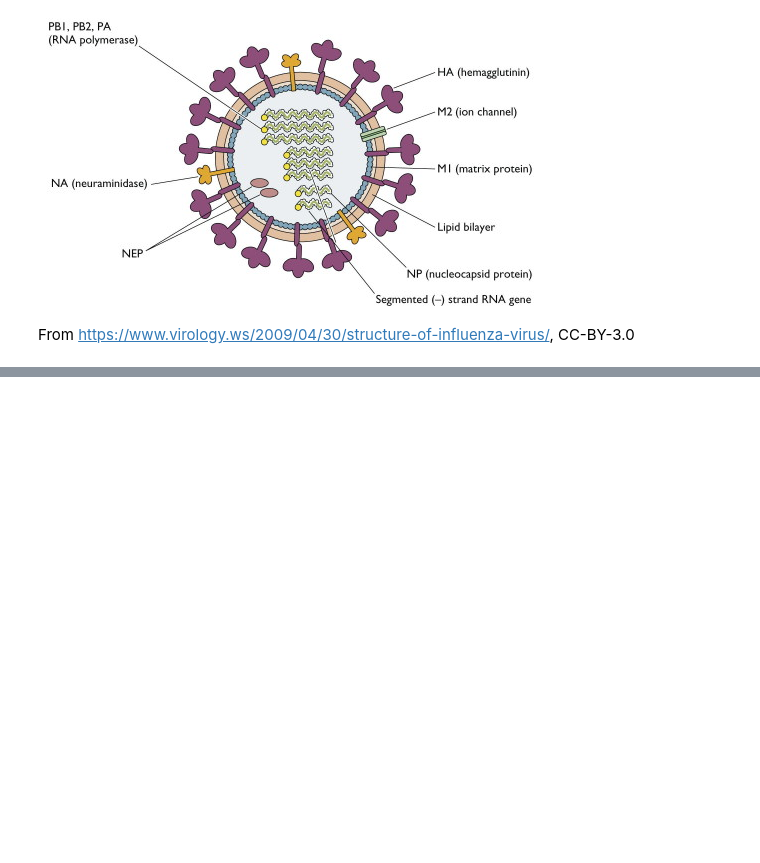
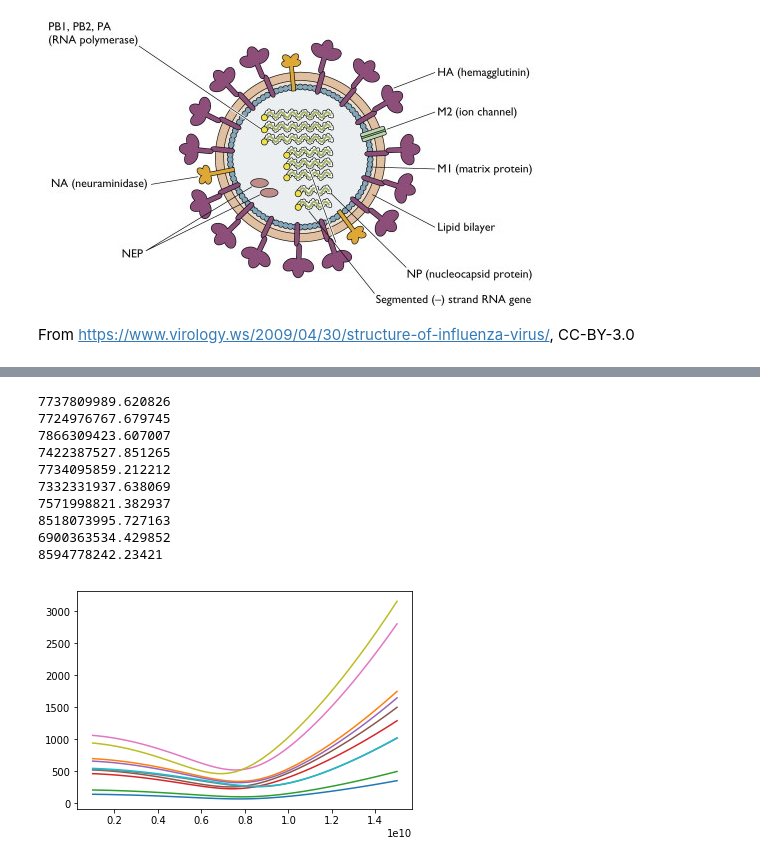
Before and after one commit to 0xDBFB7/covidinator, a Jupyter notebook: documents/biology.ipynb, the cells around one changed output, grey strips where cells are left out. Cells and saved outputs as stored; diff of their text form; code cells hidden in the pictures; blank space fills up the shorter version.

```diff
--- a/documents/biology.ipynb
+++ b/documents/biology.ipynb
@@ -335,0 +354,20 @@ plt.hist(thresholds, 50)
+# %%
+for i in np.random.choice(range(0,len(resonant_frequencies)), size = 10):
+
+    freqs = np.linspace(1e9,15e9)
+    plt.plot(freqs,electric_field_threshold(i, freqs))
+
+    optimal_excitation_frequency = (sqrt(2.0 * Q**2.0 - 1.0) * (2.0*pi*resonant_frequencies[i])) / ((sqrt(2.0)*Q)) / (2.0*pi)
+    print(optimal_excitation_frequency)
+# %% [output]
+7737809989.620826
+7724976767.679745
+7866309423.607007
+7422387527.851265
+7734095859.212212
+7332331937.638069
+7571998821.382937
+8518073995.727163
+6900363534.429852
+8594778242.23421
+[figure, added]
```
Also changed, not shown: parts of 19 cells of this notebook, 10 other files.
